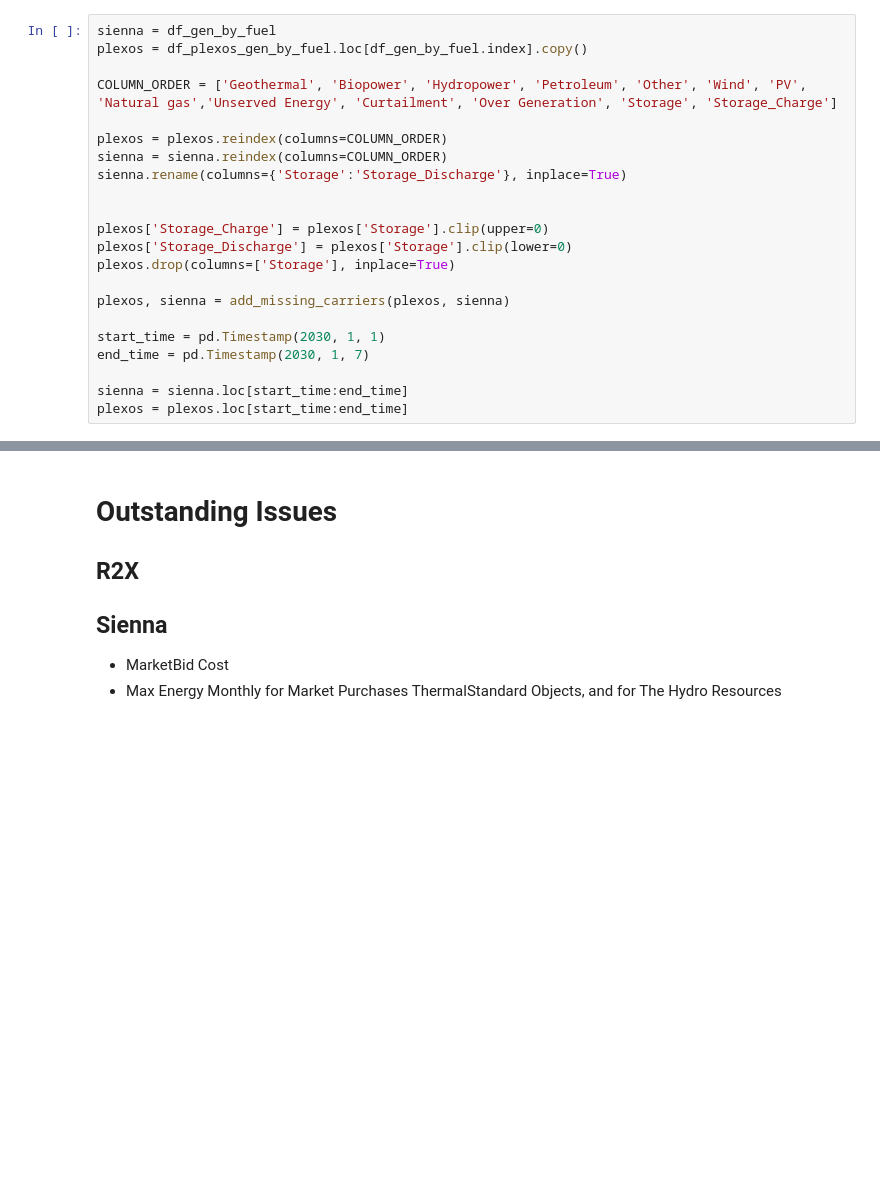
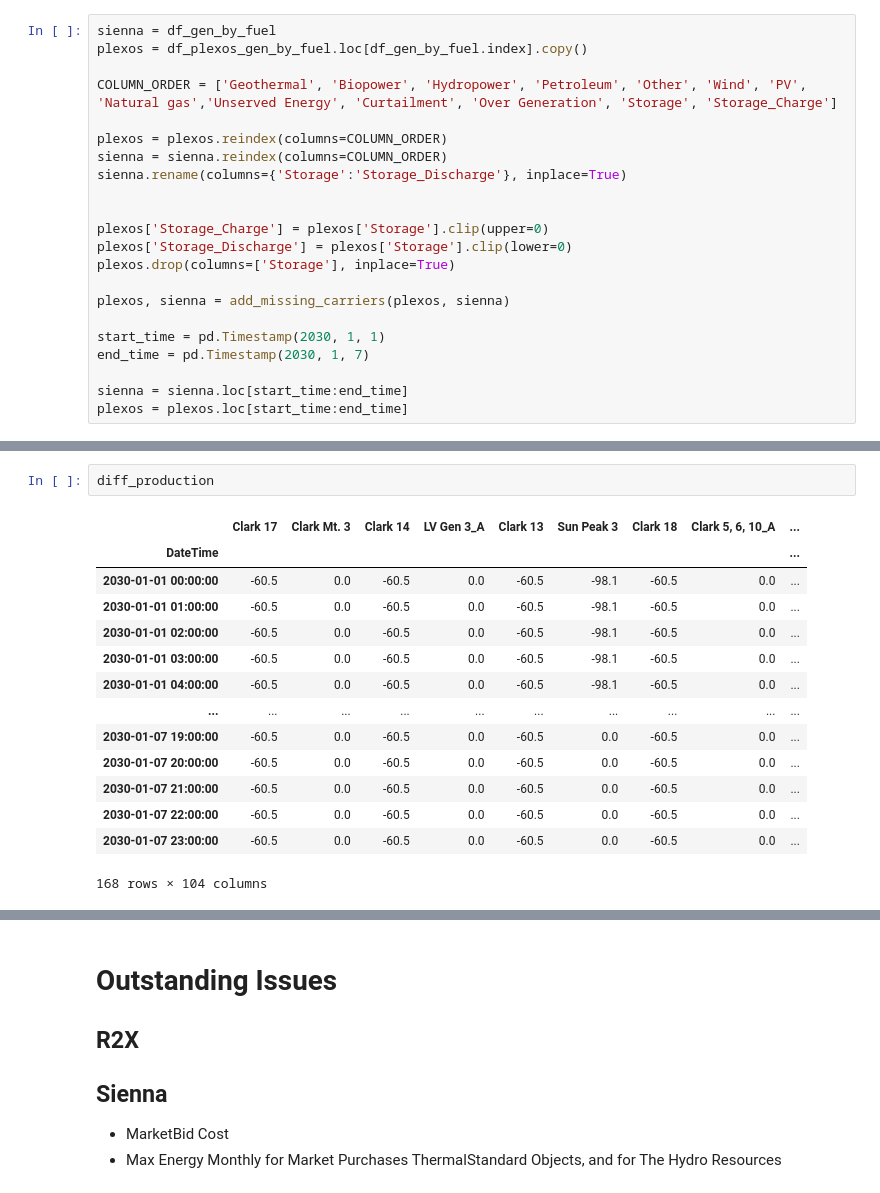
Before and after one commit to ktehranchi/FPA_NVE_Sienna, a Jupyter notebook: Projects/NVE/sienna_runs/validation.ipynb, the cells around one changed output, grey strips where cells are left out. Drawn from its saved outputs; the diff is of its cells as text; blank space fills up the shorter version.

```diff
--- a/Projects/NVE/sienna_runs/validation.ipynb
+++ b/Projects/NVE/sienna_runs/validation.ipynb
@@ -316,0 +324,17 @@ fig.savefig(save_path, dpi=300)
+# %%
+diff_production
+# %% [output]
+|  | Clark 17 | Clark Mt. 3 | Clark 14 | LV Gen 3_A | Clark 13 | Sun Peak 3 | Clark 18 | Clark 5, 6, 10_A | ... |
+| DateTime |  |  |  |  |  |  |  |  | ... |
+| 2030-01-01 00:00:00 | -60.5 | 0.0 | -60.5 | 0.0 | -60.5 | -98.1 | -60.5 | 0.0 | ... |
+| 2030-01-01 01:00:00 | -60.5 | 0.0 | -60.5 | 0.0 | -60.5 | -98.1 | -60.5 | 0.0 | ... |
+| 2030-01-01 02:00:00 | -60.5 | 0.0 | -60.5 | 0.0 | -60.5 | -98.1 | -60.5 | 0.0 | ... |
+| 2030-01-01 03:00:00 | -60.5 | 0.0 | -60.5 | 0.0 | -60.5 | -98.1 | -60.5 | 0.0 | ... |
+| 2030-01-01 04:00:00 | -60.5 | 0.0 | -60.5 | 0.0 | -60.5 | -98.1 | -60.5 | 0.0 | ... |
+| ... | ... | ... | ... | ... | ... | ... | ... | ... | ... |
+| 2030-01-07 19:00:00 | -60.5 | 0.0 | -60.5 | 0.0 | -60.5 | 0.0 | -60.5 | 0.0 | ... |
+| 2030-01-07 20:00:00 | -60.5 | 0.0 | -60.5 | 0.0 | -60.5 | 0.0 | -60.5 | 0.0 | ... |
+| 2030-01-07 21:00:00 | -60.5 | 0.0 | -60.5 | 0.0 | -60.5 | 0.0 | -60.5 | 0.0 | ... |
+| 2030-01-07 22:00:00 | -60.5 | 0.0 | -60.5 | 0.0 | -60.5 | 0.0 | -60.5 | 0.0 | ... |
+| 2030-01-07 23:00:00 | -60.5 | 0.0 | -60.5 | 0.0 | -60.5 | 0.0 | -60.5 | 0.0 | ... |
+168 rows × 104 columns
```
Also changed, not shown: parts of 7 cells of this notebook, 16 other files.
